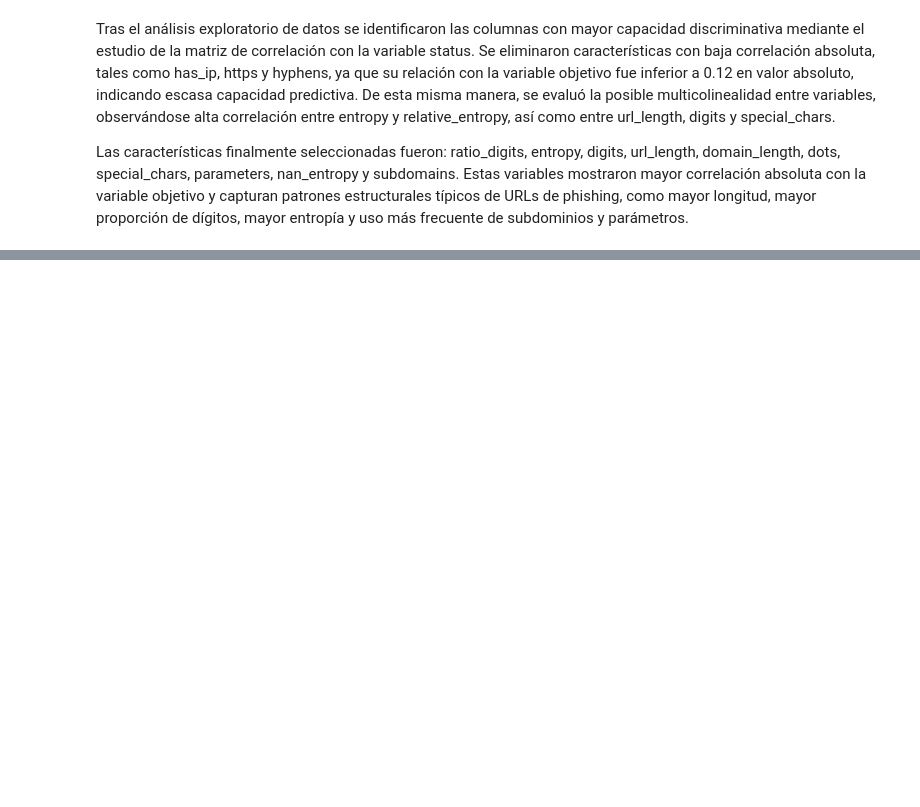
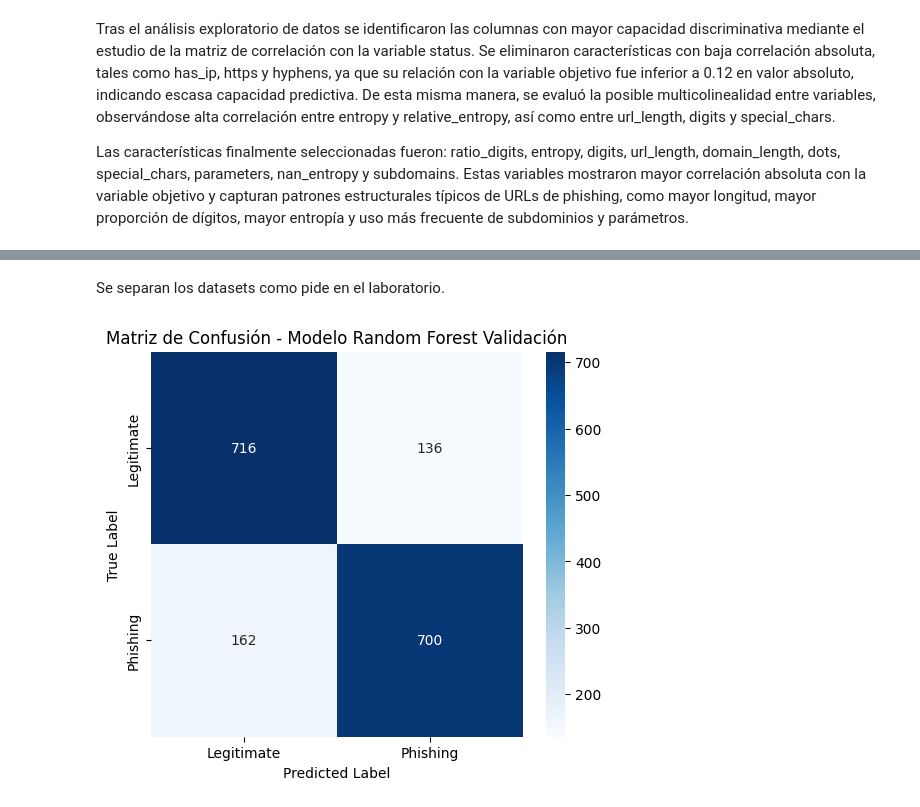
Before and after one commit to JPS4321/Lab1_SDS, a Jupyter notebook: Lab1.ipynb, the cells around one changed output, grey strips where cells are left out. Saved outputs shown, nothing was run; the diff lists cells and outputs as text; code cells hidden in the pictures; blank space fills up the shorter version.

```diff
--- a/Lab1.ipynb
+++ b/Lab1.ipynb
@@ -233,0 +256,21 @@ Dimensiones después de eliminar variables:
+# %%
+from sklearn.model_selection import train_test_split
+
+
+# No se puede separar en tres por lo tanto primero se separa el dataset de entrenamiento y luego
+X_train, X_temp, y_train, y_temp = train_test_split(
+    X, y,
+    test_size=0.45,      # 45% = val + test
+    random_state=42,
+    shuffle=True
+)
+
+#Aqui realizamos la separación de prueba y validación
+X_val, X_test, y_val, y_test = train_test_split(
+    X_temp, y_temp,
+    test_size=2/3,       # 2/3 es 30% y 1/3 es 15% de la separación del data set
+    random_state=42,
+    shuffle=True
+)
+# %% [markdown]
+Se separan los datasets como pide en el laboratorio.
@@ -233,0 +285,37 @@ Dimensiones después de eliminar variables:
+# %%
+
+
+
+# Train model
+rf_model = RandomForestClassifier(
+    n_estimators=200,
+    max_depth=None,
+    random_state=42,
+    n_jobs=-1
+)
+
+rf_model.fit(X_train, y_train)
+
+# Predict on validation set
+y_val_pred = rf_model.predict(X_val)
+
+# Compute confusion matrix
+cm_val = confusion_matrix(y_val, y_val_pred)
+
+# Plot confusion matrix
+plt.figure(figsize=(6,5))
+sns.heatmap(
+    cm_val,
+    annot=True,
+    fmt="d",
+    cmap="Blues",
+    xticklabels=["Legitimate", "Phishing"],
+    yticklabels=["Legitimate", "Phishing"]
+)
+
+plt.xlabel("Predicted Label")
+plt.ylabel("True Label")
+plt.title("Matriz de Confusión - Modelo Random Forest Validación" )
+plt.show()
+# %% [output]
+[figure, added]
```
Also changed, not shown: parts of 40 cells of this notebook.
